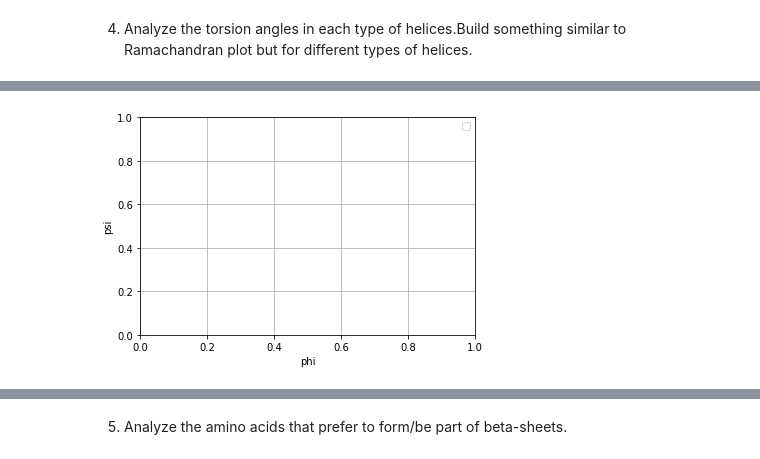
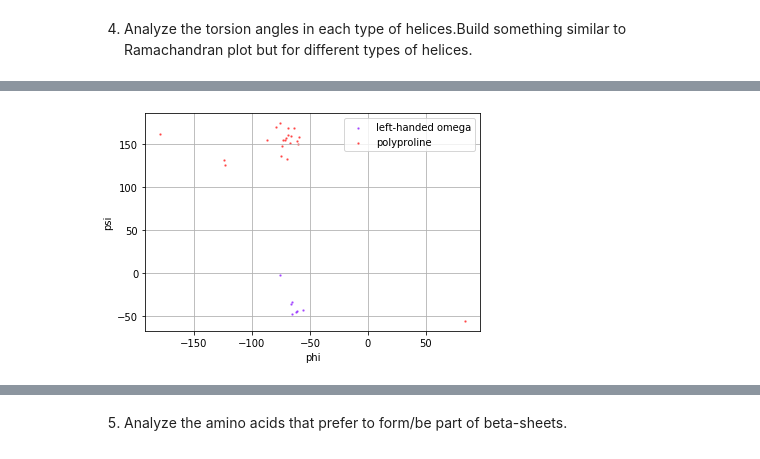
Before and after one commit to sangchoi93/bioinformatics_group_project_1, a Jupyter notebook: bioinfo_project_1.ipynb, the cells around one changed output, grey strips where cells are left out. Drawn from its saved outputs; the diff is of its cells as text; code cells hidden in the pictures.

```diff
--- a/bioinfo_project_1.ipynb
+++ b/bioinfo_project_1.ipynb
@@ -101,7 +115,7 @@ pdb_util.plot_ramachandran(df_ram[df_ram['helix_class'] == 5], 0.5, 0.1, 'helix_
 # %%
-pdb_util.plot_ramachandran(df_ram[df_ram['helix_class'].isin([6, 7, 8])], 0.5, 0.8, 'helix_type')
+pdb_util.plot_ramachandran(df_ram[df_ram['helix_class'].isin([2, 3, 4, 6, 7, 8, 9, 10])], 0.5, 2, 'helix_type')
 # %% [output]
-[figure, old version]
+[figure, new version]
 # %%
 pdb_util.plot_ramachandran(df_ram, 0.5, 1, 'helix_type')
 # %% [output]
```
Also changed, not shown: parts of 13 cells of this notebook, 1 other file.
